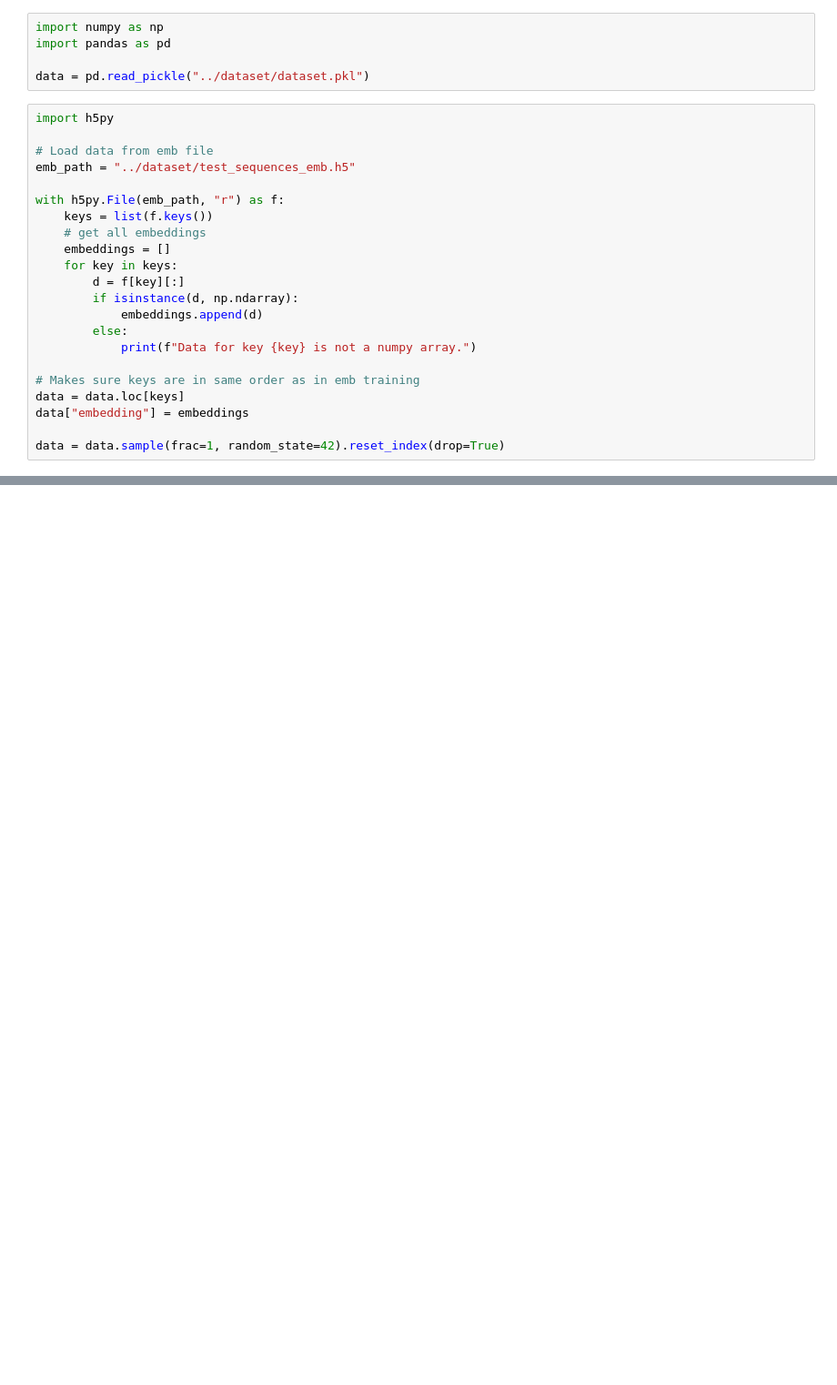
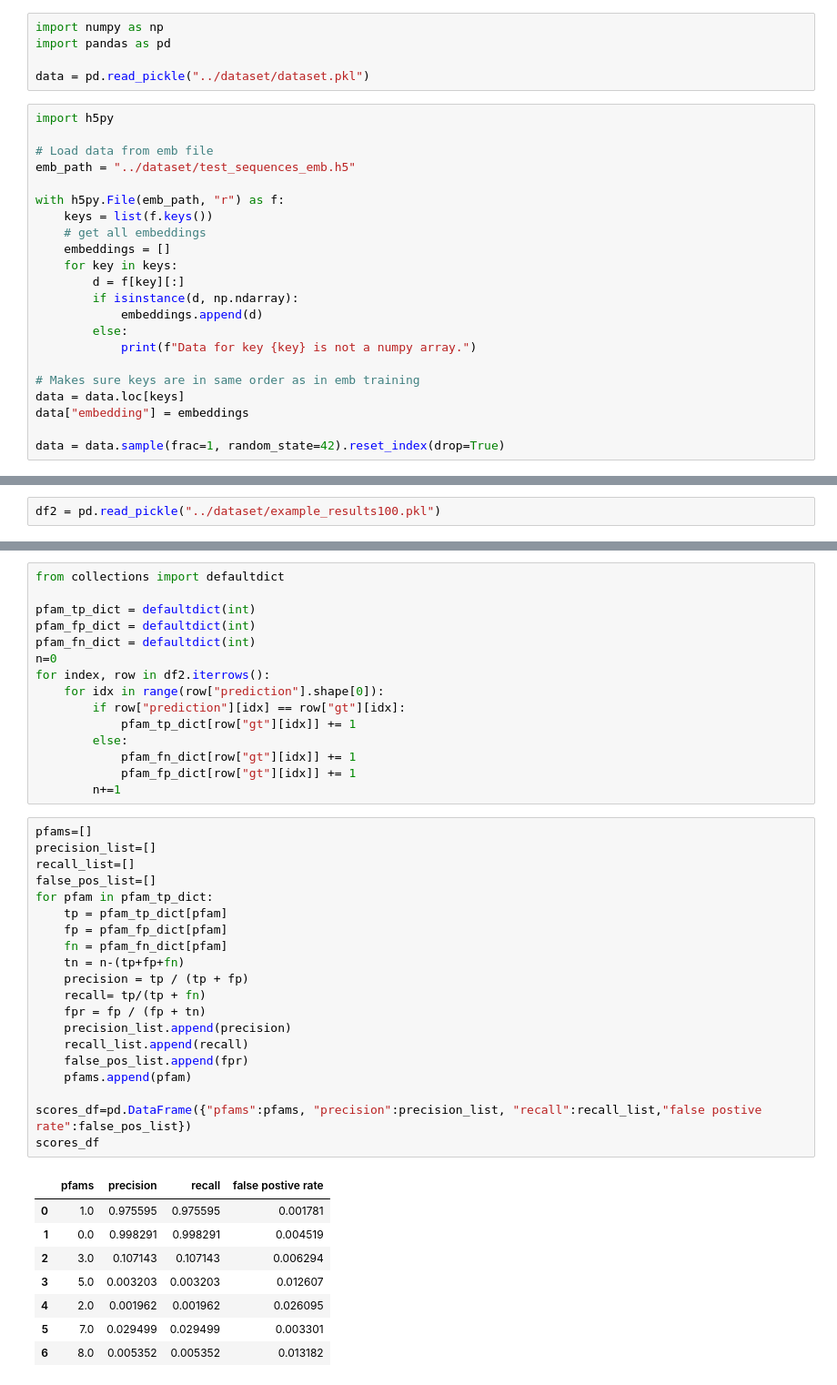
Before and after one commit to BetelgeuseBugFixer/PPI, a Jupyter notebook: models/saved_model_testing.ipynb, the cells around one changed output, grey strips where cells are left out. Shown: that part at 91% size. Cells and saved outputs as stored; diff of their text form; blank space fills up the shorter version.

Commit message:
created example out

```diff
--- a/models/saved_model_testing.ipynb
+++ b/models/saved_model_testing.ipynb
@@ -183,0 +238,2 @@ print([int(i) for i in example_output.numpy()])
+# %%
+df2 = pd.read_pickle("../dataset/example_results100.pkl")
@@ -183,0 +260,44 @@ print([int(i) for i in example_output.numpy()])
+# %%
+from collections import defaultdict
+
+pfam_tp_dict = defaultdict(int)
+pfam_fp_dict = defaultdict(int)
+pfam_fn_dict = defaultdict(int)
+n=0
+for index, row in df2.iterrows():
+    for idx in range(row["prediction"].shape[0]):
+        if row["prediction"][idx] == row["gt"][idx]:
+            pfam_tp_dict[row["gt"][idx]] += 1
+        else:
+            pfam_fn_dict[row["gt"][idx]] += 1
+            pfam_fp_dict[row["gt"][idx]] += 1
+        n+=1
+# %%
+pfams=[]
+precision_list=[]
+recall_list=[]
+false_pos_list=[]
+for pfam in pfam_tp_dict:
+    tp = pfam_tp_dict[pfam]
+    fp = pfam_fp_dict[pfam]
+    fn = pfam_fn_dict[pfam]
+    tn = n-(tp+fp+fn)
+    precision = tp / (tp + fp)
+    recall= tp/(tp + fn)
+    fpr = fp / (fp + tn)
+    precision_list.append(precision)
+    recall_list.append(recall)
+    false_pos_list.append(fpr)
+    pfams.append(pfam)
+
+scores_df=pd.DataFrame({"pfams":pfams, "precision":precision_list, "recall":recall_list,"false postive rate":false_pos_list})
+scores_df
+# %% [output]
+|  | pfams | precision | recall | false postive rate |
+| 0 | 1.0 | 0.975595 | 0.975595 | 0.001781 |
+| 1 | 0.0 | 0.998291 | 0.998291 | 0.004519 |
+| 2 | 3.0 | 0.107143 | 0.107143 | 0.006294 |
+| 3 | 5.0 | 0.003203 | 0.003203 | 0.012607 |
+| 4 | 2.0 | 0.001962 | 0.001962 | 0.026095 |
+| 5 | 7.0 | 0.029499 | 0.029499 | 0.003301 |
+| 6 | 8.0 | 0.005352 | 0.005352 | 0.013182 |
```
Also changed, not shown: parts of 18 cells of this notebook, 1 other file.
